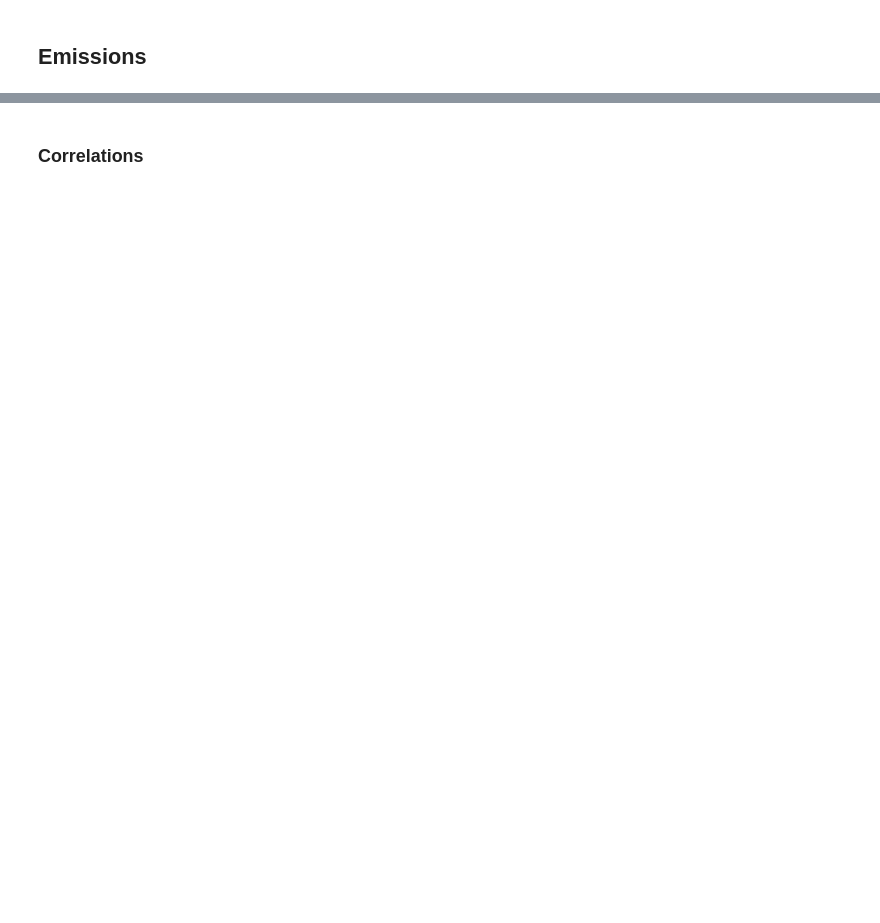
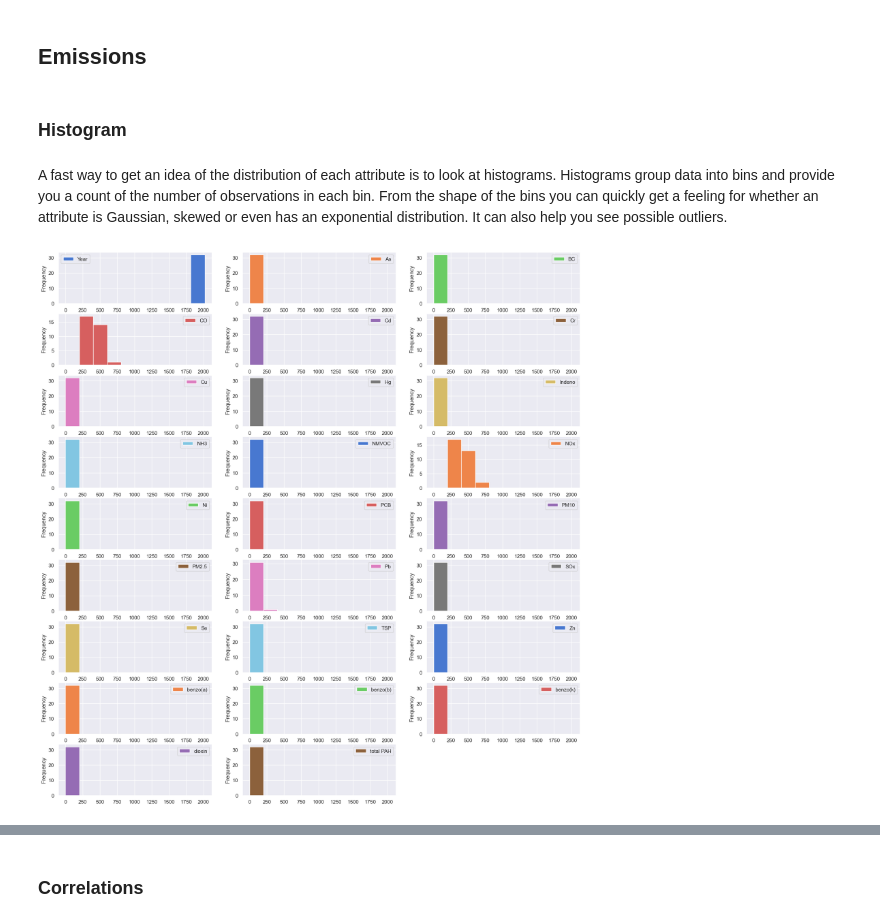
Before and after one commit to simboli/Computer-programming-and-data-management-Assignment, a Jupyter notebook: 004.Plotting.ipynb, the cells around one changed output, grey strips where cells are left out. Cells and saved outputs as stored; diff of their text form; code cells hidden in the pictures; blank space fills up the shorter version.

```diff
--- a/004.Plotting.ipynb
+++ b/004.Plotting.ipynb
@@ -32,3 +33,7 @@ df_EU27_emissions.head()
 | 3 | 1993 | 0.001054 | 2.199278 | 620.187543 | 0.003154 | 0.049412 | 0.164067 | 0.013583 | 0.010088 | 0.859435 | ... | ... |
 | 4 | 1994 | 0.001050 | 2.223296 | 535.043975 | 0.003470 | 0.052866 | 0.174008 | 0.013986 | 0.012146 | 0.893203 | ... | ... |
 5 rows × 51 columns
+# %%
+df_EU27_emissionsL = df_EU27_emissions[['Year', 'As', 'BC', 'CO', 'Cd', 'Cr', 'Cu', 'Hg', 'Indeno', 'NH3',
+       'NMVOC', 'NOx', 'Ni', 'PCB', 'PM10', 'PM2.5', 'Pb', 'SOx', 'Se', 'TSP',
+       'Zn', 'benzo(a)', 'benzo(b)', 'benzo(k)', 'dioxin', 'total PAH',]]
@@ -83,2 +103,12 @@ plt.show()
 # %% [markdown]
 ## Emissions
+# %% [markdown]
+### Histogram
+# %% [markdown]
+A fast way to get an idea of the distribution of each attribute is to look at histograms. Histograms group data into bins and provide you a count of the number of observations in each bin. From
+the shape of the bins you can quickly get a feeling for whether an attribute is Gaussian, skewed or even has an exponential distribution. It can also help you see possible outliers.
+# %%
+df_EU27_emissionsL.plot(figsize=(20,40), kind='hist', subplots=True, layout=(17,3), sharex=False)
+plt.show()
+# %% [output]
+[figure, added]
```
Also changed, not shown: parts of 18 cells of this notebook, 1 other file.
